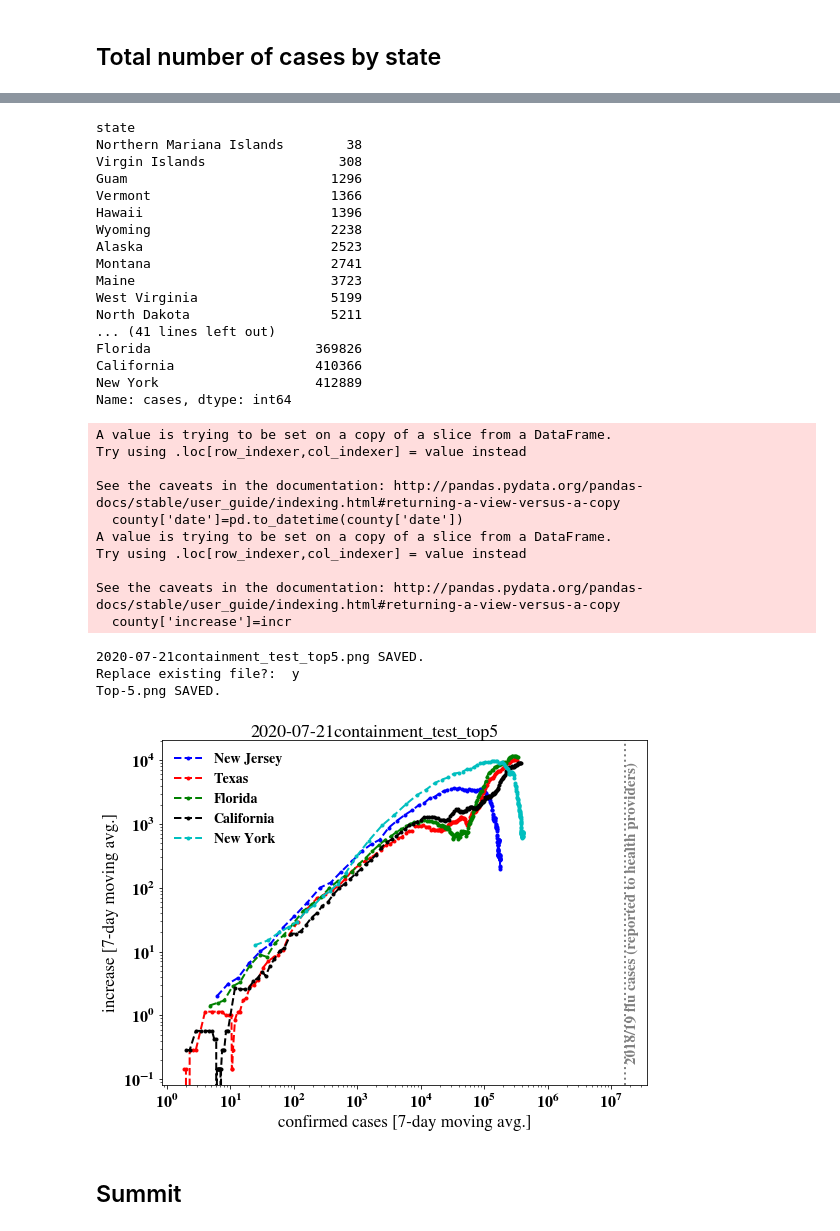
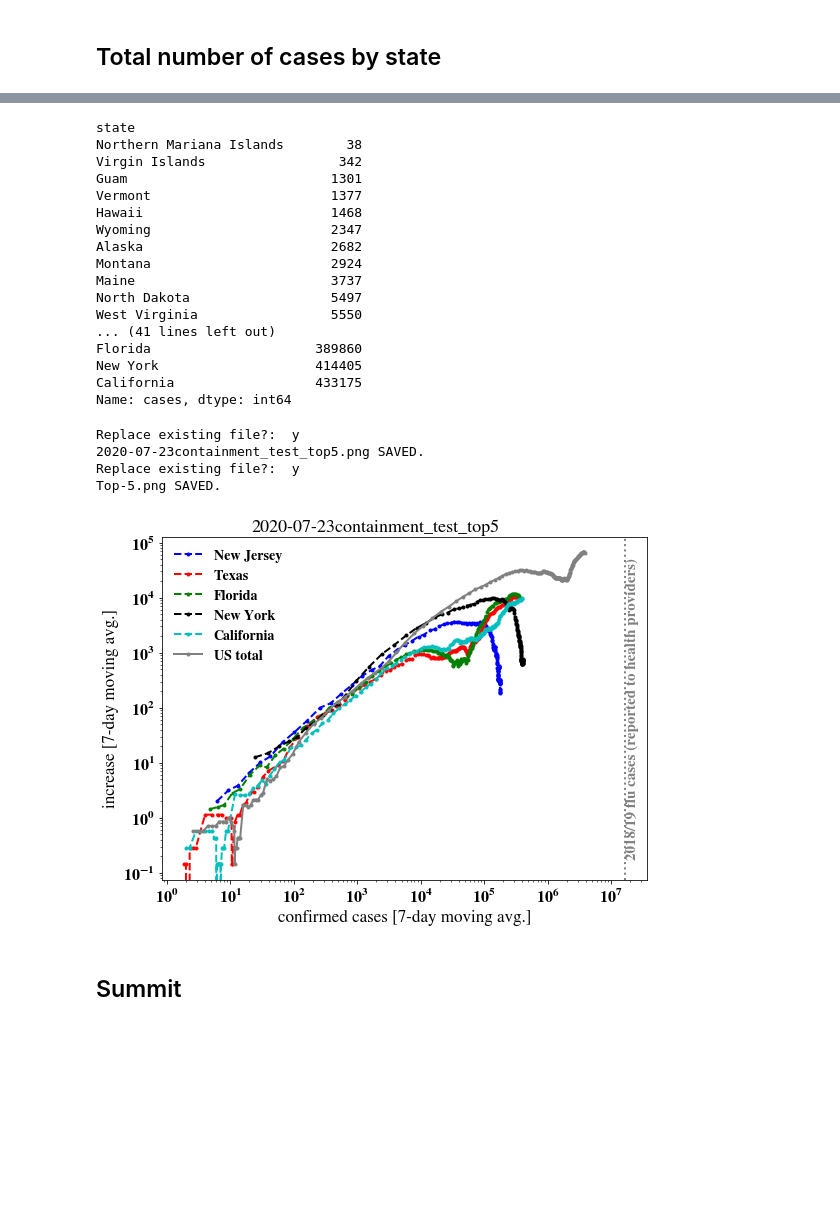
Before and after one commit to cpnHere/covid-19-data, a Jupyter notebook: my_work/desk.ipynb, the cells around one changed output, grey strips where cells are left out. Saved outputs shown, nothing was run; the diff lists cells and outputs as text; code cells hidden in the pictures; blank space fills up the shorter version.

```diff
--- a/my_work/desk.ipynb
+++ b/my_work/desk.ipynb
@@ -3,7 +3,7 @@ from c19analysis import *
 import cpnCommonlib as cpn
 cpn.setup_figures(plt)
 # %%
-today = pd.to_datetime('07/21/2020')
+today = pd.to_datetime('07/23/2020')
 path = '../'
 filename = 'us-counties.csv'
 fnamesta = 'us-states.csv'
@@ -25,54 +25,46 @@ byst_cases
 # %% [output]
 state
 Northern Mariana Islands        38
-Virgin Islands                 308
-Guam                          1296
-Vermont                       1366
-Hawaii                        1396
-Wyoming                       2238
-Alaska                        2523
-Montana                       2741
-Maine                         3723
-West Virginia                 5199
-North Dakota                  5211
+Virgin Islands                 342
+Guam                          1301
+Vermont                       1377
+Hawaii                        1468
+Wyoming                       2347
+Alaska                        2682
+Montana                       2924
+Maine                         3737
+North Dakota                  5497
+West Virginia                 5550
 ... (41 lines left out)
-Florida                     369826
-California                  410366
-New York                    412889
+Florida                     389860
+New York                    414405
+California                  433175
 Name: cases, dtype: int64
 # %%
 cpn.setup_figures(plt)
 top5 = byst_cases.keys()[-5:]
 fig4,ax4 = plt.subplots(figsize=(8,6))
 fig4_ttl = str(today.date())+"containment_test_top5"
 clrs=['b','r','g','k','c']
 for sts in np.arange(top5.size):
     confirmed_cases_vs_increase_state(data_st,top5[sts],fig4,ax4,clr=clrs[sts],lns='.--',moving_window=7)
+confirmed_cases_vs_increase_US(data_st,ax4,moving_window=7)
 ax4.axvline(16.5e6,ls=':',color='grey')
 ax4.annotate('2018/19 flu cases (reported to health providers)',xy=(17e6,0.2),color='grey',rotation=90)
 ax4.set_xlabel('confirmed cases [7-day moving avg.]')
 ax4.set_ylabel('increase [7-day moving avg.]')
 ax4.legend()
 fig4.suptitle(fig4_ttl)
 fig4.tight_layout(rect=[0,0,1,0.98])
 fig4.show()
 savefig(fig4,fig4_ttl)
 savefig(fig4,'Top-5')
 # %% [output]
-A value is trying to be set on a copy of a slice from a DataFrame.
-Try using .loc[row_indexer,col_indexer] = value instead
-
-See the caveats in the documentation: http://pandas.pydata.org/pandas-docs/stable/user_guide/indexing.html#returning-a-view-versus-a-copy
-  county['date']=pd.to_datetime(county['date'])
-A value is trying to be set on a copy of a slice from a DataFrame.
-Try using .loc[row_indexer,col_indexer] = value instead
-
-See the caveats in the documentation: http://pandas.pydata.org/pandas-docs/stable/user_guide/indexing.html#returning-a-view-versus-a-copy
-  county['increase']=incr
+Replace existing file?:  y
+2020-07-23containment_test_top5.png SAVED.
+Replace existing file?:  y
+Top-5.png SAVED.
-2020-07-21containment_test_top5.png SAVED.
-Replace existing file?:  y
-Top-5.png SAVED.
-[figure, old version]
+[figure, new version]
 # %% [markdown]
 ## Summit
 # %%
```
Also changed, not shown: parts of 5 cells of this notebook, 1 other file.
